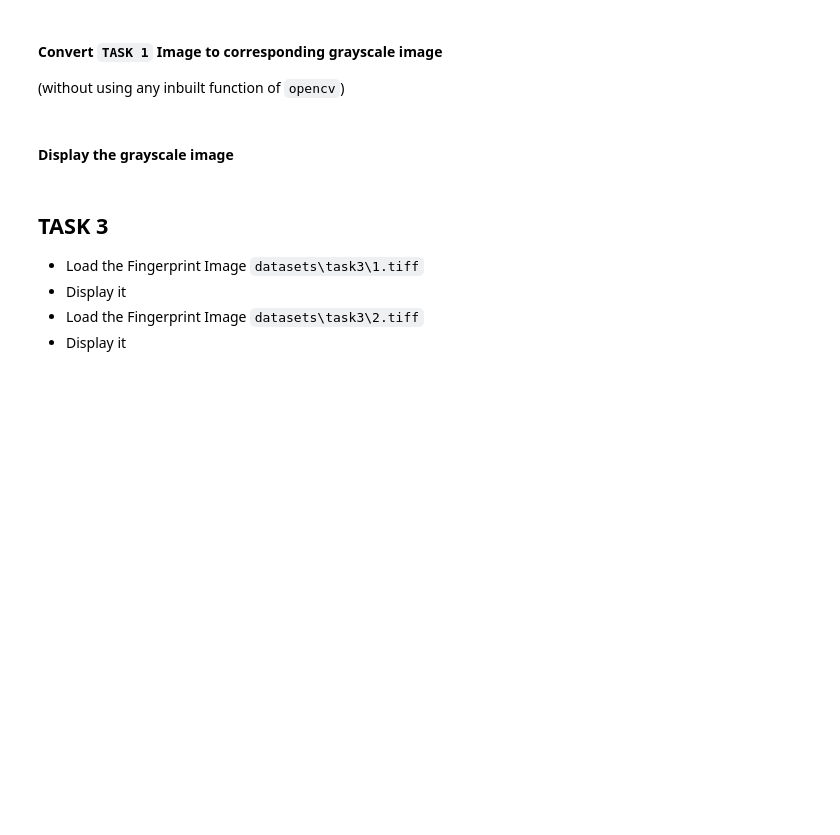
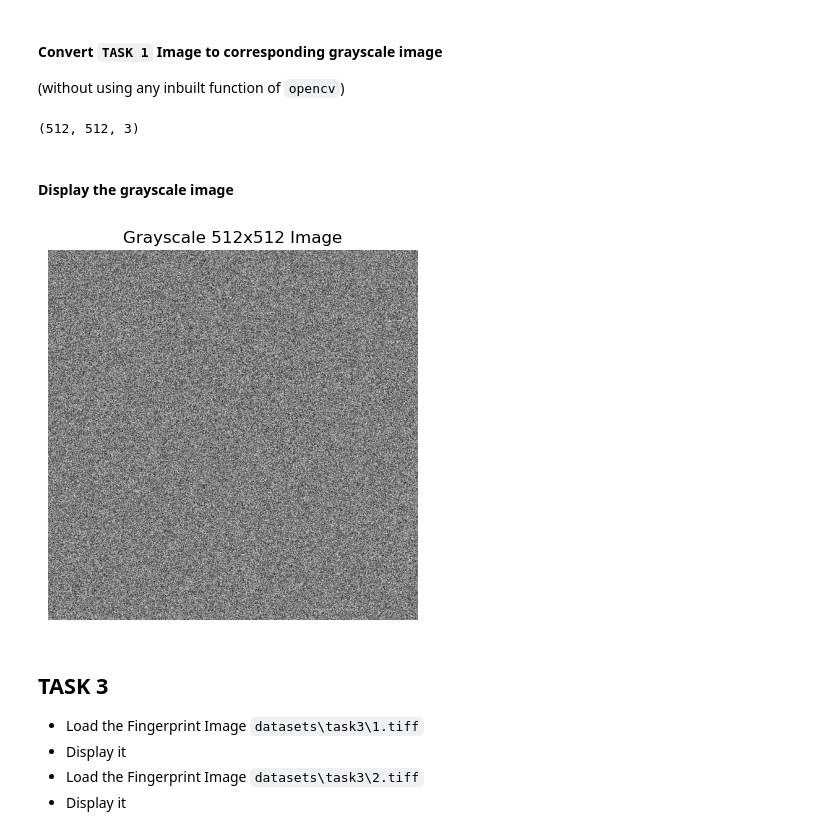
Before and after one commit to nishkalprakash/learn-fingerprint-processing, a Jupyter notebook: milestone_1.ipynb, the cells around one changed output. Cells and saved outputs as stored; diff of their text form; code cells hidden in the pictures; blank space fills up the shorter version.

```diff
--- a/milestone_1.ipynb
+++ b/milestone_1.ipynb
@@ -88,2 +66,20 @@ rand_img.plot(f"Random RGB {s}x{s} Image")
+# %%
+## Hint: use the variable from TASK 1
+
+# Converting to grayscale
+# Reading from the saved image
+gray_rand_img=Image("datasets/rand_img.jpg")
+## using opencv cvtColor function
+# gray_rand_img.image=cv.cvtColor(rand_img.image,cv.COLOR_BGR2GRAY)
+
+## using numpy mean function
+# gray_rand_img.image=np.array([np.mean(rand_img.image,axis=2).round(0)]*3).transpose(1,2,0)
+
+## using list comprehension
+gray_rand_img.image=np.array([[[round(sum(j)/3)]*3 for j in i] for i in rand_img.image])
+print(gray_rand_img.image.shape)
+# gray_rand_img.image
+# %% [output]
+(512, 512, 3)
 # %% [markdown]
 #### Display the grayscale image
@@ -92,3 +86,10 @@ rand_img.plot(f"Random RGB {s}x{s} Image")
+# %%
+## Hint: use matplotlib
+gray_rand_img.plot(f"Grayscale {gray_rand_img.height}x{gray_rand_img.width} Image")
+
+gray_rand_img.save("datasets/gray_rand_img.jpg")
+# %% [output]
+[figure, added]
 # %% [markdown]
 ## TASK 3
 * Load the Fingerprint Image `datasets\task3\1.tiff`
```
Also changed, not shown: parts of 13 cells of this notebook, 4 other files.
